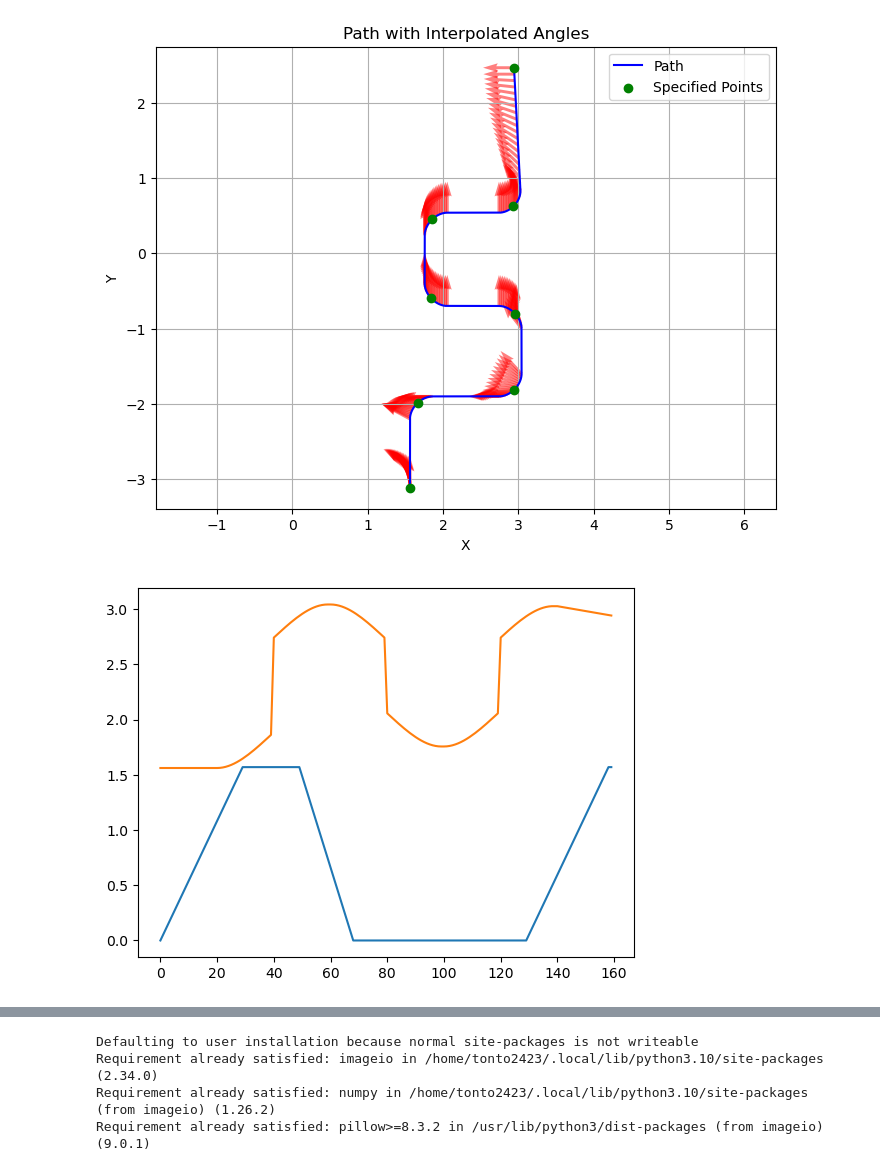
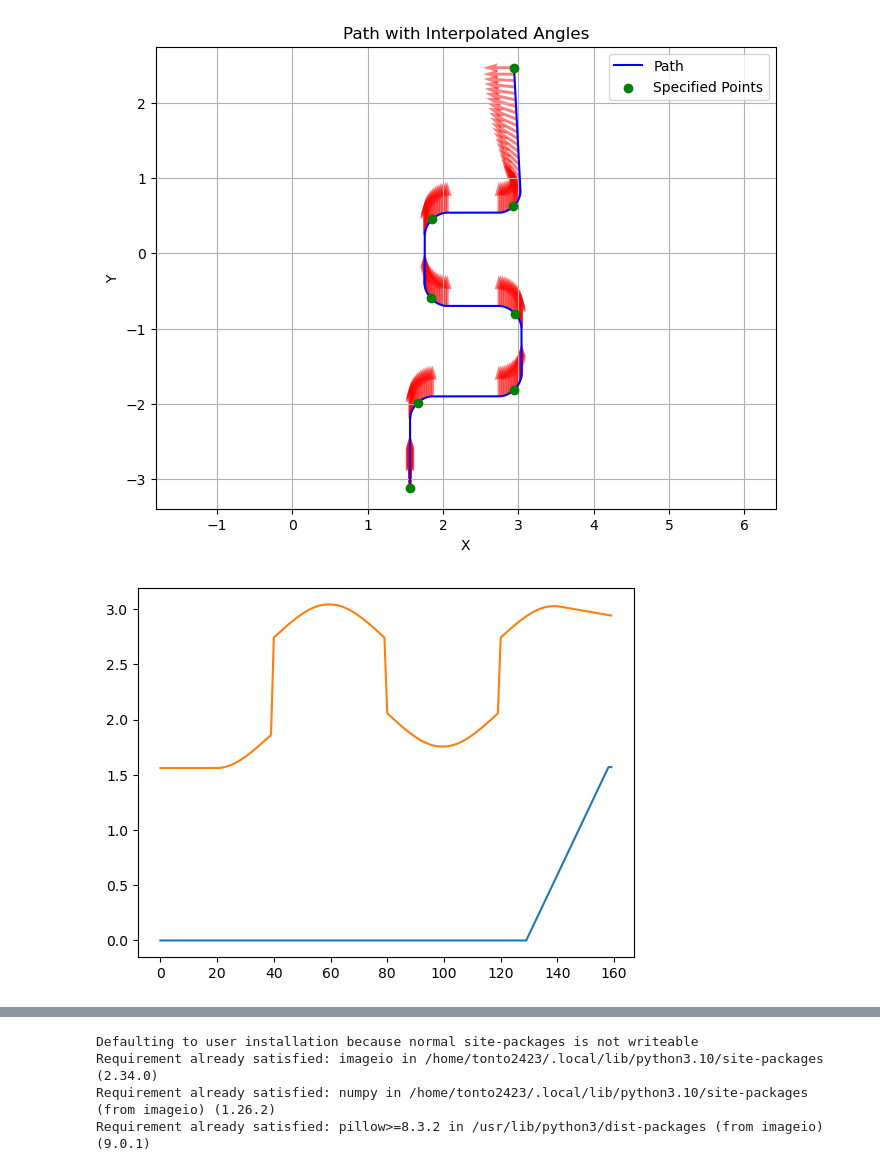
Before and after one commit to NeyagawaRobocons/chassis_haru_robo2024, a Jupyter notebook: pure_pursuit/pure_pursuit/pure_pursuit_test.ipynb, the cells around one changed output, grey strips where cells are left out. Cells and saved outputs as stored; diff of their text form; code cells hidden in the pictures.

```diff
--- a/pure_pursuit/pure_pursuit/pure_pursuit_test.ipynb
+++ b/pure_pursuit/pure_pursuit/pure_pursuit_test.ipynb
@@ -380,11 +380,11 @@ def extract_indices(
     ])
     return indices
 
-def generate_and_save_path(poses, commands) -> None:
+def generate_and_save_path(poses, commands, radius: float) -> None:
     # description: generate path and save it to a file
     specified_points = np.array([[item[0], item[1]] for item in poses])
     specified_angles = np.array([item[2] for item in poses])
-    path = generate_path(points=specified_points)
+    path = generate_path(points=specified_points, radius=radius)
     indices = extract_indices(path, specified_points)
     angles = generate_angles(path, indices, specified_angles)
     # save
@@ -413,27 +413,27 @@ def generate_and_save_path(poses, commands) -> None:
 # %%
 poses = np.array([
     [1.562, -3.112, 0.0],
-    [1.562, -3.112 + 1.212, 1.57],
-    [1.562 + 1.481, -3.112 + 1.212, 1.57],
+    [1.562, -3.112 + 1.212, 0.0],
+    [1.562 + 1.481, -3.112 + 1.212, 0.0],
     [1.562 + 1.481, -3.112 + 2.412, 0.0],
     [1.562 + 1.481 - 1.286, -3.112 + 2.412, 0.0],
     [1.562 + 1.481 - 1.286, -3.112 + 3.650, 0.0],
     [1.562 + 1.481, -3.112 + 3.650, 0.0],
     [2.943, -3.112 + 5.574, 1.57],
 ])
 
 commands = np.array([ # daiza_state, hina_state, bonbori_state
     [0, 0, False],
     [1, 1, False],
     [2, 2, False],
     [2, 2, False],
     [2, 2, False],
     [2, 2, False],
     [2, 2, False],
     [2, 2, False],
 ])
 
 generate_and_save_path(poses, commands)
 # %% [output]
-[figure, old version]
+[figure, new version]
-[figure, old version]
+[figure, new version]
```
Also changed, not shown: parts of 4 cells of this notebook, 13 other files.
